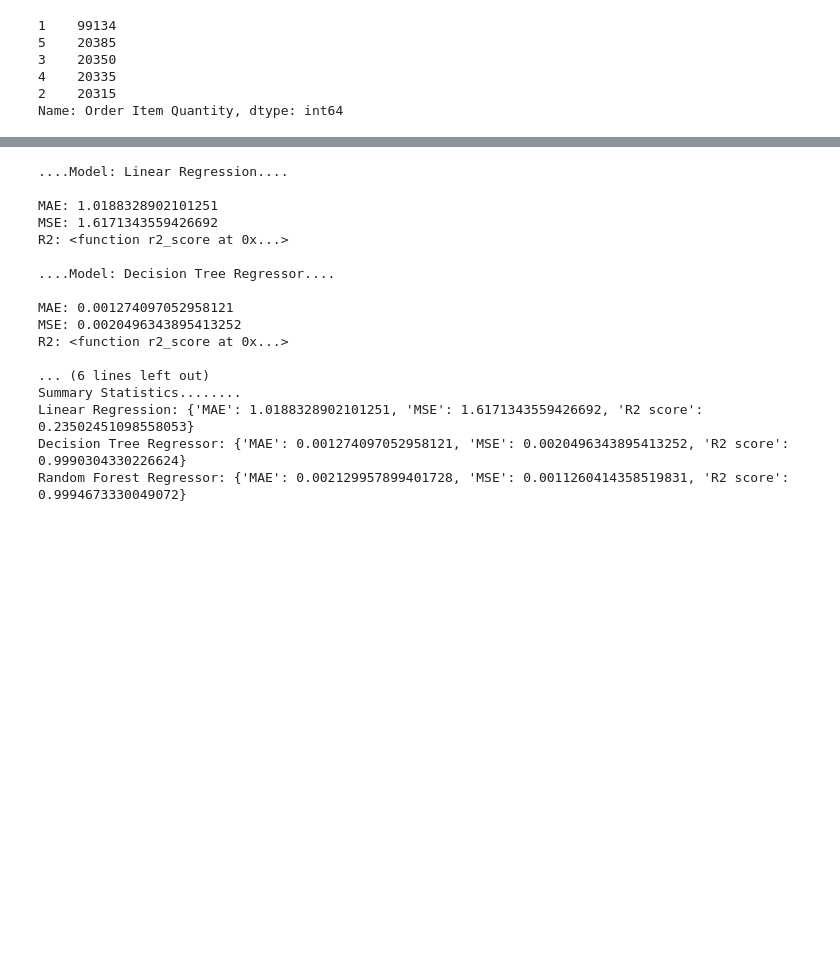
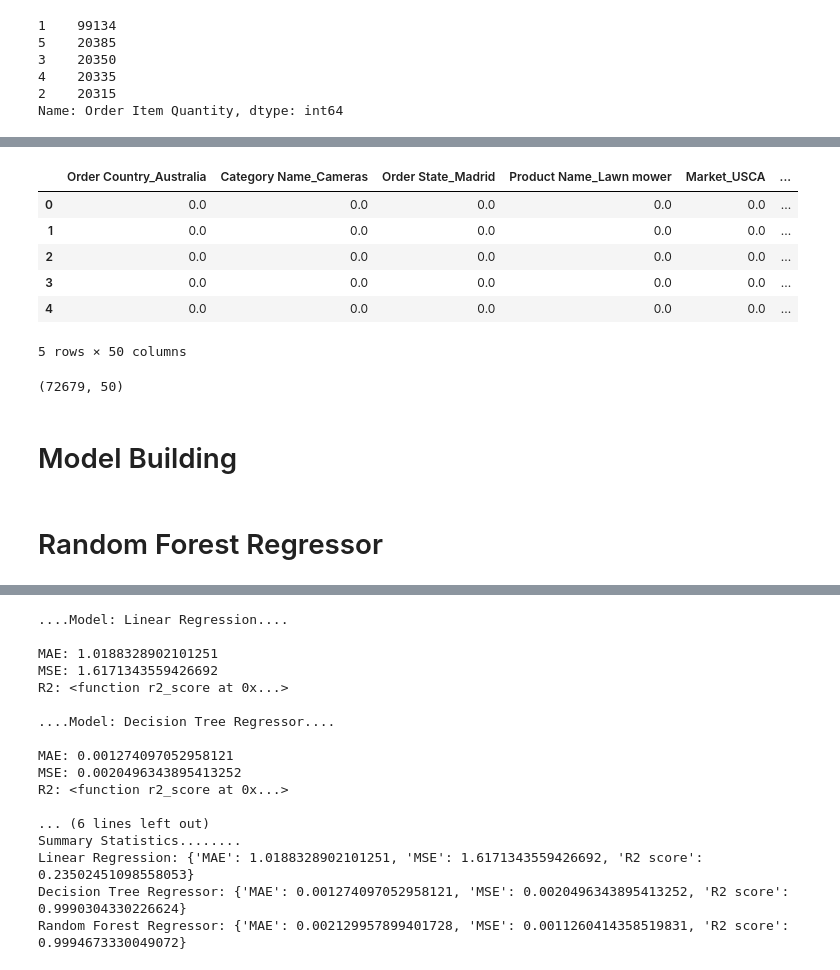
Before and after one commit to anncebabu/McGill-MMA-Enterprise-Project, a Jupyter notebook: demand_forecast.ipynb, the cells around one changed output, grey strips where cells are left out. Saved outputs shown, nothing was run; the diff lists cells and outputs as text; code cells hidden in the pictures; blank space fills up the shorter version.

```diff
--- a/demand_forecast.ipynb
+++ b/demand_forecast.ipynb
@@ -224,3 +232,19 @@ len(y)
 #Splitting training data and testing data
 
 X_train,X_test,y_train,y_test=train_test_split(X,y,test_size=0.2,random_state=42)
+# %%
+# Scaling
+
+from sklearn.preprocessing import MinMaxScaler
+scaler=MinMaxScaler()
+scaled_X=X.copy()
+scaled_X=scaler.fit_transform(scaled_X)
+scaled_X = pd.DataFrame(scaled_X, columns = X.columns)
+# %%
+# Drop all 0 columns
+scaled_X = scaled_X.loc[:, (scaled_X!=0).any(axis=0)]
+# %%
+# Feature selection
+from sklearn.ensemble import RandomForestRegressor
+rfr = RandomForestRegressor(random_state=42)
+rfr.fit(scaled_X, y)
@@ -226,0 +253,4 @@ X_train,X_test,y_train,y_test=train_test_split(X,y,test_size=0.2,random_state=42
+# %%
+selected_ind = np.argsort(rfr.feature_importances_)[1400:]
+selected_features = scaled_X.columns[selected_ind]
+selected_features
@@ -226,0 +275,19 @@ X_train,X_test,y_train,y_test=train_test_split(X,y,test_size=0.2,random_state=42
+# %%
+X_selected = scaled_X[selected_features]
+X_selected.head()
+# %% [output]
+|  | Order Country_Australia | Category Name_Cameras | Order State_Madrid | Product Name_Lawn mower | Market_USCA | ... |
+| 0 | 0.0 | 0.0 | 0.0 | 0.0 | 0.0 | ... |
+| 1 | 0.0 | 0.0 | 0.0 | 0.0 | 0.0 | ... |
+| 2 | 0.0 | 0.0 | 0.0 | 0.0 | 0.0 | ... |
+| 3 | 0.0 | 0.0 | 0.0 | 0.0 | 0.0 | ... |
+| 4 | 0.0 | 0.0 | 0.0 | 0.0 | 0.0 | ... |
+5 rows × 50 columns
+# %%
+X_selected.shape
+# %% [output]
+(72679, 50)
+# %% [markdown]
+# Model Building
+# %% [markdown]
+# Random Forest Regressor
```
Also changed, not shown: parts of 47 cells of this notebook, 3 other files.
